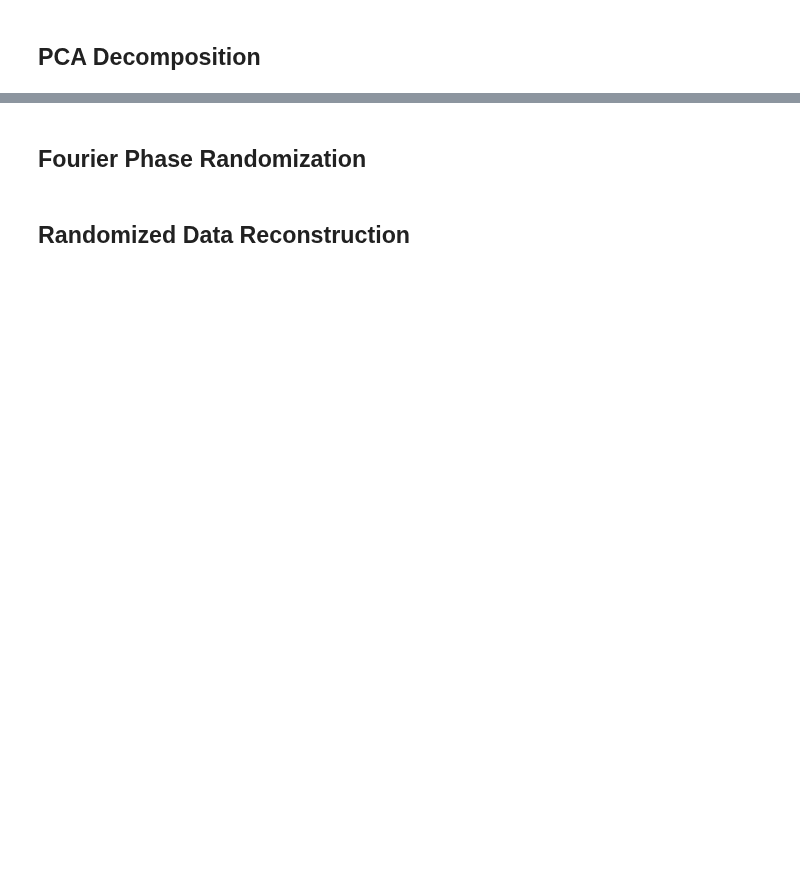
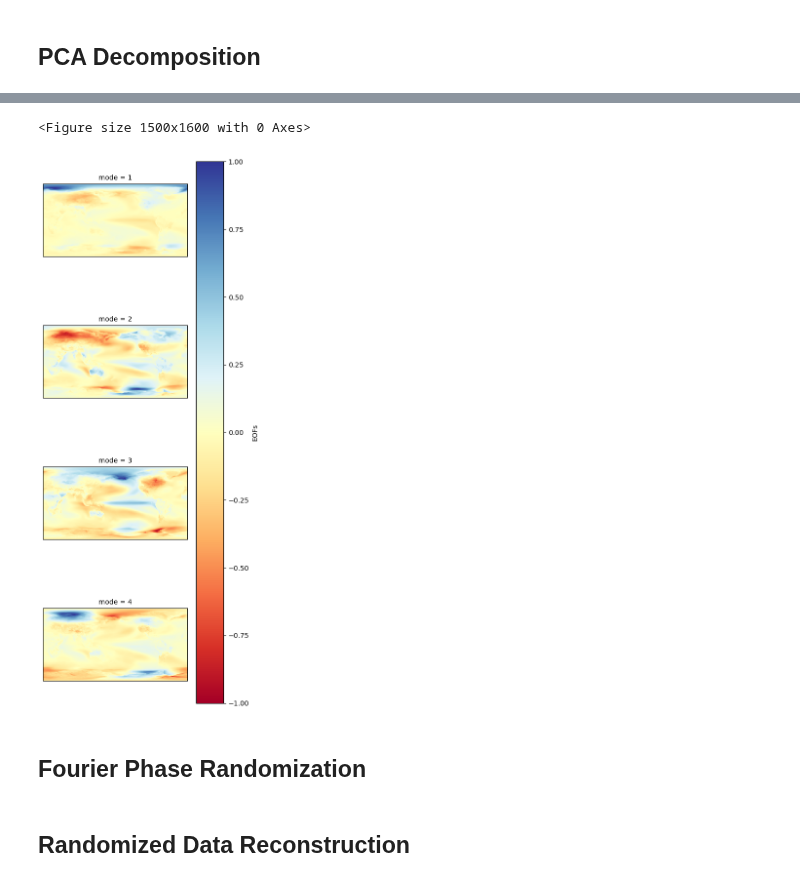
Before and after one commit to mshiv/aislens_emulation, a Jupyter notebook: notebooks/07-sm-rewrite-fldgen.ipynb, the cells around one changed output, grey strips where cells are left out. Cells and saved outputs as stored; diff of their text form; code cells hidden in the pictures; blank space fills up the shorter version.

```diff
--- a/notebooks/07-sm-rewrite-fldgen.ipynb
+++ b/notebooks/07-sm-rewrite-fldgen.ipynb
@@ -114,5 +151,15 @@ eof_norm[:,:,4].plot()
 # %%
-fg = eof_norm[:,:,0:6].plot(col="mode", col_wrap=2)
+plt.figure(figsize=(15,16))
+#ax = plt.subplots(2,3,projection=ccrs.PlateCarree())
+
+#ax.coastlines()
+fg = eof_norm[:,:,0:4].plot(col="mode",
+                            col_wrap=1,
+                            cmap='RdYlBu',
+                            subplot_kws=dict(projection=ccrs.SouthPolarStereo()))
+# %% [output]
+<Figure size 1500x1600 with 0 Axes>
+[figure, added]
 # %%
 teigs = model.explained_variance_ratio()
 teigs_frac = teigs*100/sum(teigs)
```
Also changed, not shown: parts of 22 cells of this notebook, 3 other files.
